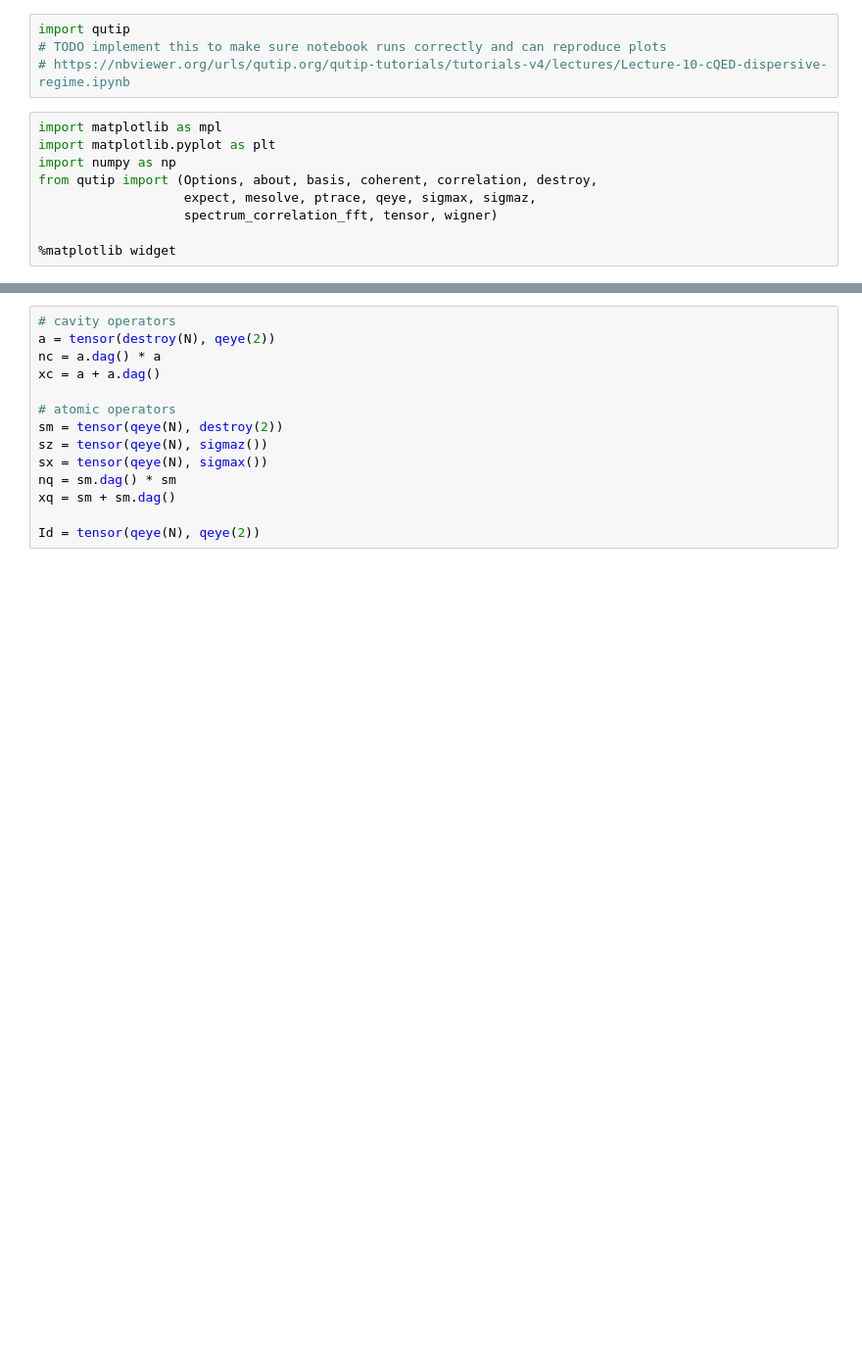
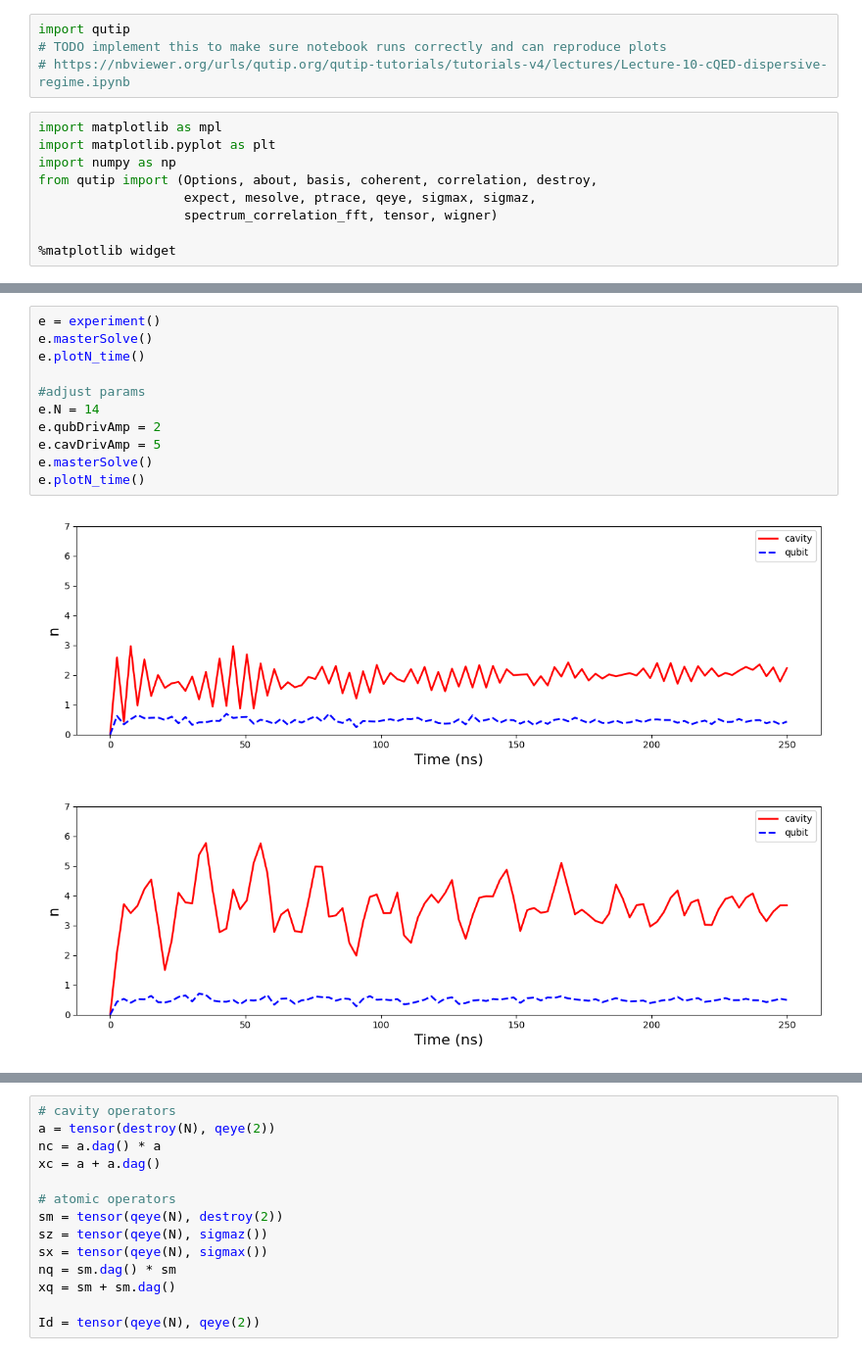
Before and after one commit to PITT-HATLAB/qubitSpec_unitTesting, a Jupyter notebook: main.ipynb, the cells around one changed output, grey strips where cells are left out. Shown: that part at 98% size. Drawn from its saved outputs; the diff is of its cells as text; blank space fills up the shorter version.

```diff
--- a/main.ipynb
+++ b/main.ipynb
@@ -14 +101,15 @@ from qutip import (Options, about, basis, coherent, correlation, destroy,
+# %%
+e = experiment()
+e.masterSolve()
+e.plotN_time()
+
+#adjust params
+e.N = 14
+e.qubDrivAmp = 2
+e.cavDrivAmp = 5
+e.masterSolve()
+e.plotN_time()
+# %% [output]
+[figure, added]
+[figure, added]
 # %%
```
Also changed, not shown: parts of 9 cells of this notebook.
